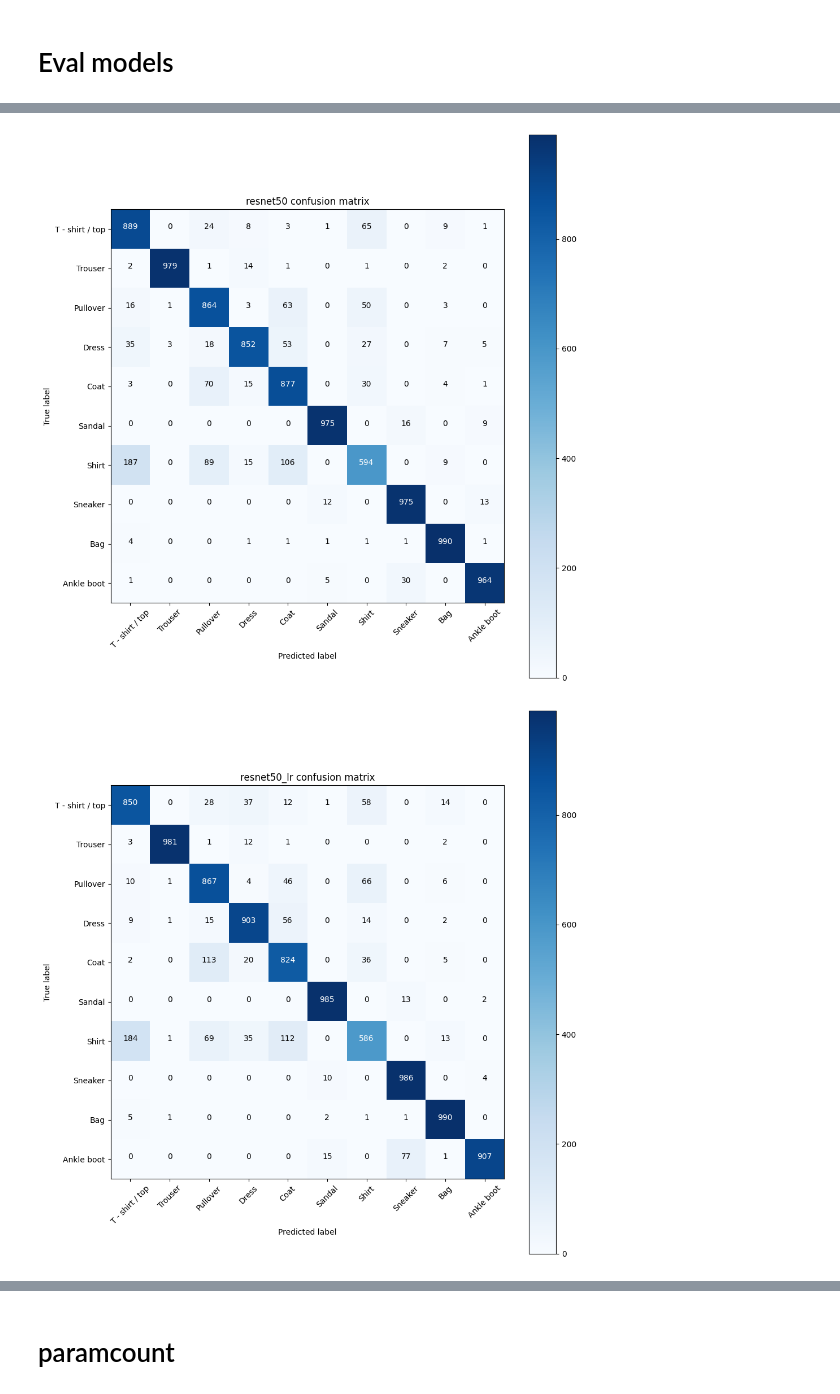
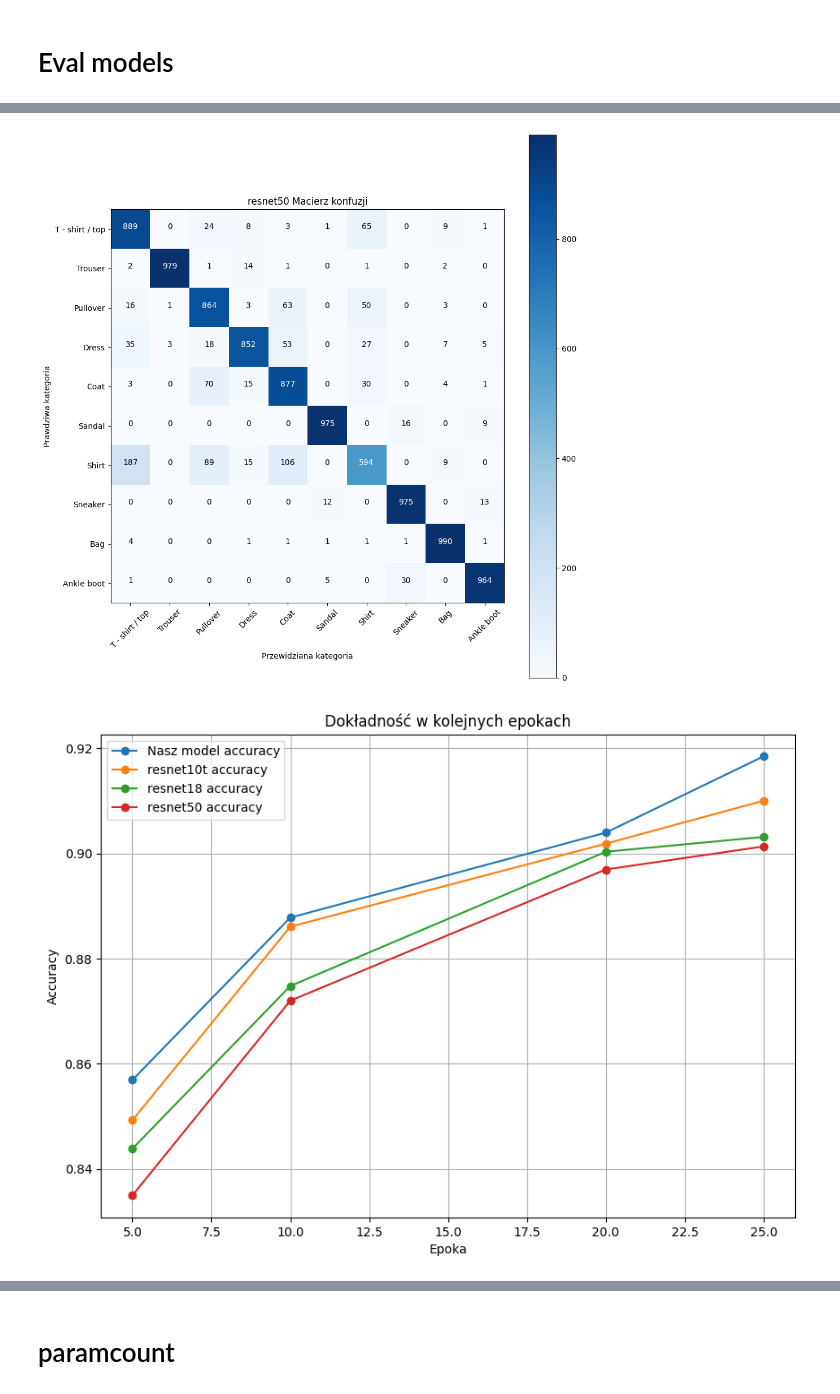
Before and after one commit to GalaxUniv/diploma, a Jupyter notebook: eval.ipynb, the cells around one changed output, grey strips where cells are left out. Drawn from its saved outputs; the diff is of its cells as text; code cells hidden in the pictures.

Commit message:
docs: Polish Labels

```diff
--- a/eval.ipynb
+++ b/eval.ipynb
@@ -72,7 +72,7 @@ act_gr = partial(GeneralRelu, leak=0.1, sub=0.4)
 # %%
 def plot_confusion_matrix(cm, classes,
                           normalize=False,
-                          title='Confusion matrix',
+                          title='Macierz konfuzji',
                           cmap=plt.cm.Blues):
     """
     This function prints and plots the confusion matrix.
@@ -95,8 +95,8 @@ def plot_confusion_matrix(cm, classes,
                  color="white" if cm[i, j] > thresh else "black")
 
     plt.tight_layout()
-    plt.ylabel('True label')
-    plt.xlabel('Predicted label')
+    plt.ylabel('Prawdziwa kategoria')
+    plt.xlabel('Przewidziana kategoria')
 
 accuracy_metric = MulticlassAccuracy(num_classes=10)
 precision_metric = MulticlassPrecision(num_classes=10, average="weighted")
@@ -128,7 +128,7 @@ def test_model(model):
              "recall": recall_metric.compute()}
     return torch.cat(all_preds), torch.cat(all_targets), stats
 # %%
-models_names = ['our_model', 'resnet10t', 'resnet18', 'resnet50', 'resnet50_lr']
+models_names = ['Nasz model', 'resnet10t', 'resnet18', 'resnet50']
 stats_history = {name: {"accuracy": [], "precision": [], "recall": []} for name in models_names}
 epochs = [25,20,10,5]
 for epoch in epochs:
@@ -145,29 +145,28 @@ for epoch in epochs:
     resnet10t = timm.create_model('resnet10t', pretrained=False, num_classes=10, in_chans=1)
     resnet10t.load_state_dict(torch.load(f'models/resnet10t_{epoch}.pth'))
 
-    resnet_50_lr = timm.create_model('resnet50', pretrained=False, num_classes=10, in_chans=1)
-    resnet_50_lr.load_state_dict(torch.load(f'models/ResNet50_{epoch}.pth'))
 
-    for idx, model in enumerate([our_model,resnet10t,resnet18, resnet50, resnet_50_lr]):
+    for idx, model in enumerate([our_model,resnet10t,resnet18, resnet50]):
         name = models_names[idx]
         all_preds, all_targets, stats = test_model(model)
         stats_history[name]["accuracy"].append(stats["accuracy"])
         stats_history[name]["precision"].append(stats["precision"])
         stats_history[name]["recall"].append(stats["recall"])
-        print(name +" epoch="+ str(epoch), stats)
+        print(name +" Epoka ="+ str(epoch), stats)
         if epoch == 25:
             conf_matrix = confusion_matrix(all_targets.cpu(), all_preds.cpu())
             plt.figure(figsize=(10, 10))
-            plot_confusion_matrix(conf_matrix, classes=dataset['train'].features['label'].names, title=f'{name} confusion matrix')
+            plot_confusion_matrix(conf_matrix, classes=dataset['train'].features['label'].names, title=f'{name} Macierz konfuzji')
     del our_model, resnet10t, resnet18, resnet50
 
 
-for metric in ["accuracy", "precision", "recall"]:
+for idx, metric in enumerate(["accuracy", "precision", "recall"]):
+    ref = ["Dokładność", "Precyzja", "Czułość"]
     plt.figure(figsize=(10, 7))
     for name in stats_history:
         plt.plot(epochs, stats_history[name][metric], marker='o', label=f'{name} {metric}')
-    plt.title(f'Model {metric} over epochs')
-    plt.xlabel('Epoch')
+    plt.title(f'{ref[idx]} w kolejnych epokach')
+    plt.xlabel('Epoka')
     plt.ylabel(metric.capitalize())
     plt.legend()
     plt.grid(True)
@@ -199,2 +194,2 @@ resnet50_lr epoch=5 {'accuracy': tensor(0.8324), 'precision': tensor(0.8325), 'r
-[figure, old version]
+[figure, new version]
-[figure, old version]
+[figure, new version]
```
Also changed, not shown: parts of 2 cells of this notebook.
